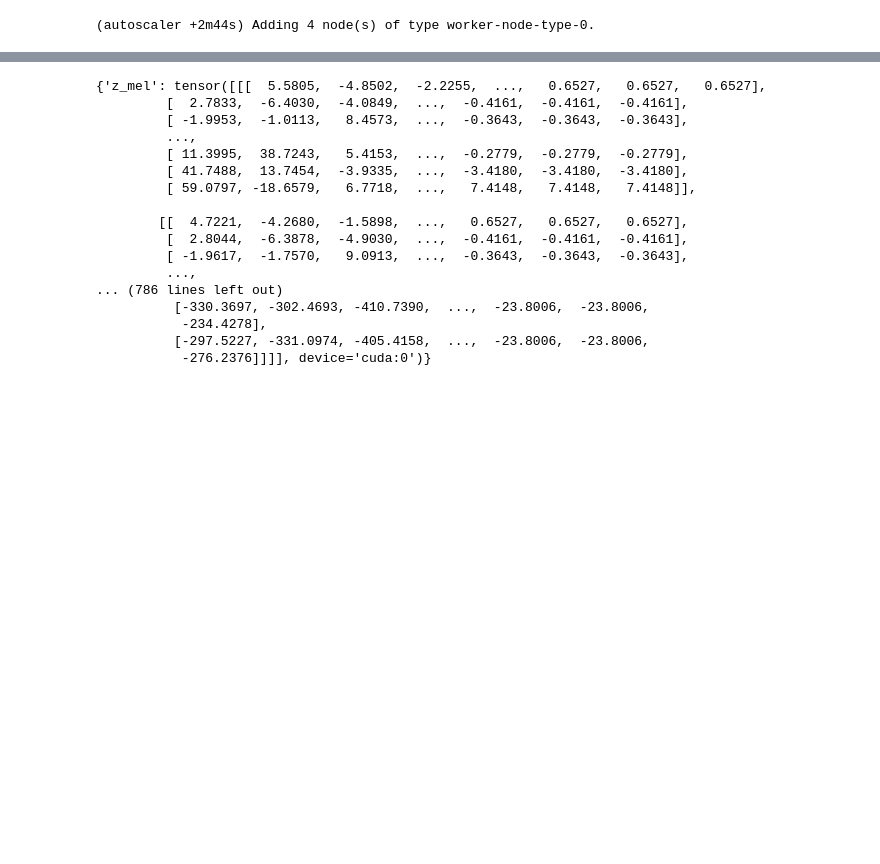
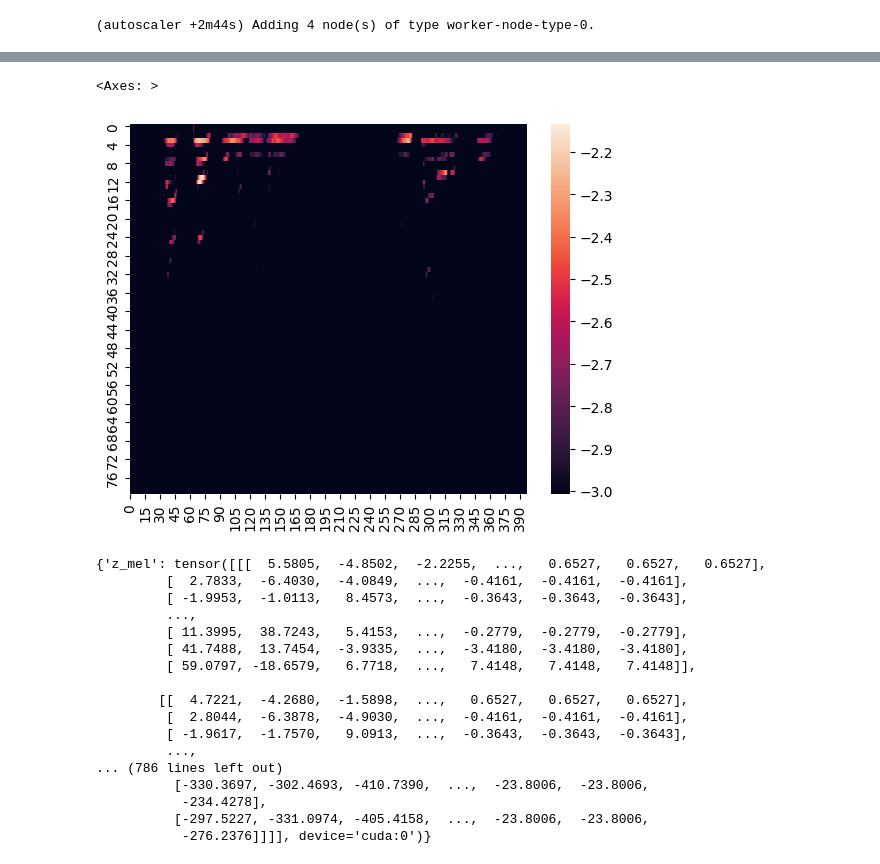
Before and after one commit to uberduck-ai/uberduck-ml-dev, a Jupyter notebook: radtts_ray_detached.ipynb, the cells around one changed output, grey strips where cells are left out. Cells and saved outputs as stored; diff of their text form; code cells hidden in the pictures; blank space fills up the shorter version.

```diff
--- a/radtts_ray_detached.ipynb
+++ b/radtts_ray_detached.ipynb
@@ -128,0 +135,14 @@ text
+# %%
+from uberduck_ml_dev.data.audio_processing import TacotronSTFT
+stft = TacotronSTFT(
+    filter_length=data_config['filter_length'],
+    hop_length=data_config['hop_length'],
+    win_length=data_config['win_length'],
+    sampling_rate=22050,
+    n_mel_channels=data_config['n_mel_channels'],
+    mel_fmin=data_config['mel_fmin'],
+    mel_fmax=data_config['mel_fmax'],
+)
+# %%
+from uberduck_ml_dev.models.common import get_mel
+mel = get_mel(torch.FloatTensor(audio_norm), data_config['max_wav_value'], stft)
@@ -129,3 +175,10 @@ text
+# %%
+%matplotlib inline
+import seaborn as sns
+sns.heatmap(mel[:,:])
+# %% [output]
+<Axes: >
+[figure, added]
 # %%
 print(outputs)
 # %% [output]
```
Also changed, not shown: parts of 15 cells of this notebook, 1 other file.
